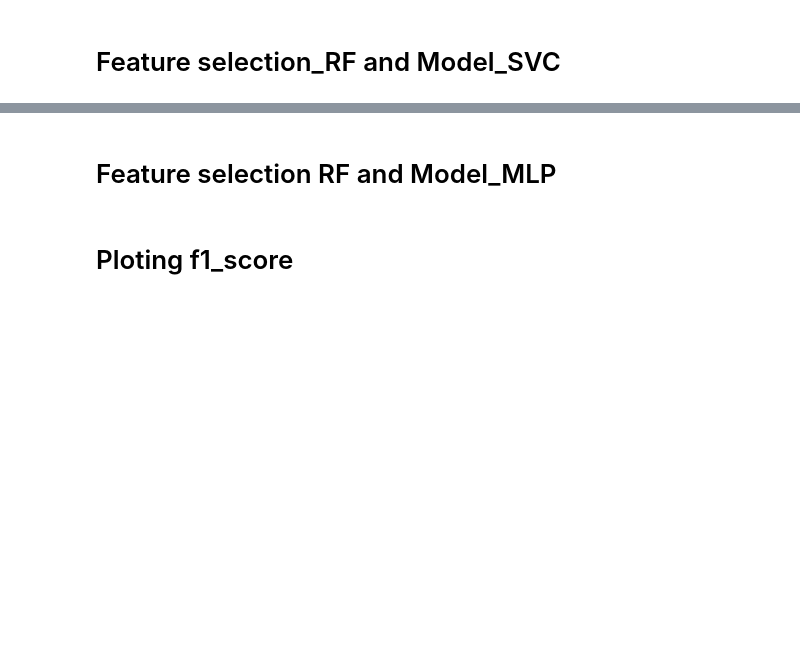
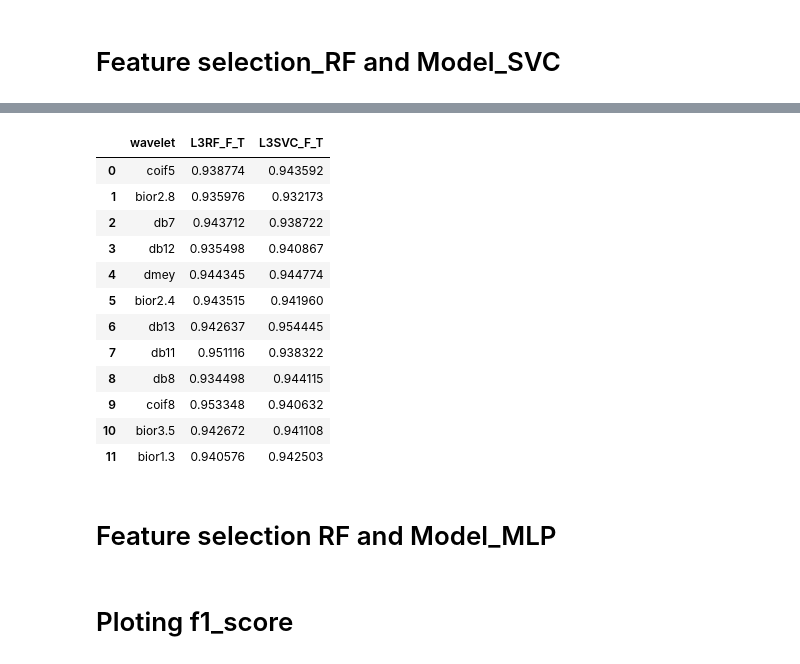
Before and after one commit to AbbasHussain72/Wavelet-featre-extraction-, a Jupyter notebook: current_wavelet_Transform_Technique.ipynb, the cells around one changed output, grey strips where cells are left out. Drawn from its saved outputs; the diff is of its cells as text; code cells hidden in the pictures; blank space fills up the shorter version.

```diff
--- a/current_wavelet_Transform_Technique.ipynb
+++ b/current_wavelet_Transform_Technique.ipynb
@@ -524,8 +524,8 @@ rf_l3 = []
 #Define the parameter grid for RF
 param_grid = {
     'max_features': ['sqrt', 'log2'],
-    'n_estimators': range(50, 250, 10),
-    'max_depth': range(3,11,1),
+    'n_estimators': range(50, 250, 50),
+    'max_depth': range(5,30,5),
     'min_samples_leaf': [1, 2],
     'min_samples_split': [2, 5]}
 
@@ -587,8 +587,8 @@ for w in common_wavelets_list :
 
   # rf_v.append(f1_val)
   rf_l3.append(f1_test)
-
-f1 = pd.DataFrame({'wavelet':wavelets, 'L3RF_F_T':rf_l3 })
-f1.to_csv('/content/drive/MyDrive/12wave_L3_F_T.csv', sep='\t') # relative position
+# %%
+f1 = pd.DataFrame({'wavelet':common_wavelets_list, 'L3RF_F_T':rf_l3 })
+f1.to_csv('/content/drive/MyDrive/12wave_L3_F_T.csv', sep='\t') # relative position
 # %%
 grid_search.best_params_
@@ -685,3 +705,22 @@ for w in wavelets:
+# %%
+f1 = pd.concat([f1, pd.DataFrame({'L3SVC_F_T': svc_l3})], axis=1)
+f1.to_csv('/content/drive/MyDrive/12wave_L3_F_T.csv', sep='\t') # relative position
+# %%
+f1.head(12)
+# %% [output]
+|  | wavelet | L3RF_F_T | L3SVC_F_T |
+| 0 | coif5 | 0.938774 | 0.943592 |
+| 1 | bior2.8 | 0.935976 | 0.932173 |
+| 2 | db7 | 0.943712 | 0.938722 |
+| 3 | db12 | 0.935498 | 0.940867 |
+| 4 | dmey | 0.944345 | 0.944774 |
+| 5 | bior2.4 | 0.943515 | 0.941960 |
+| 6 | db13 | 0.942637 | 0.954445 |
+| 7 | db11 | 0.951116 | 0.938322 |
+| 8 | db8 | 0.934498 | 0.944115 |
+| 9 | coif8 | 0.953348 | 0.940632 |
+| 10 | bior3.5 | 0.942672 | 0.941108 |
+| 11 | bior1.3 | 0.940576 | 0.942503 |
 # %% [markdown]
 # Feature selection RF and Model_MLP
 # %%
```
Also changed, not shown: parts of 4 cells of this notebook.
